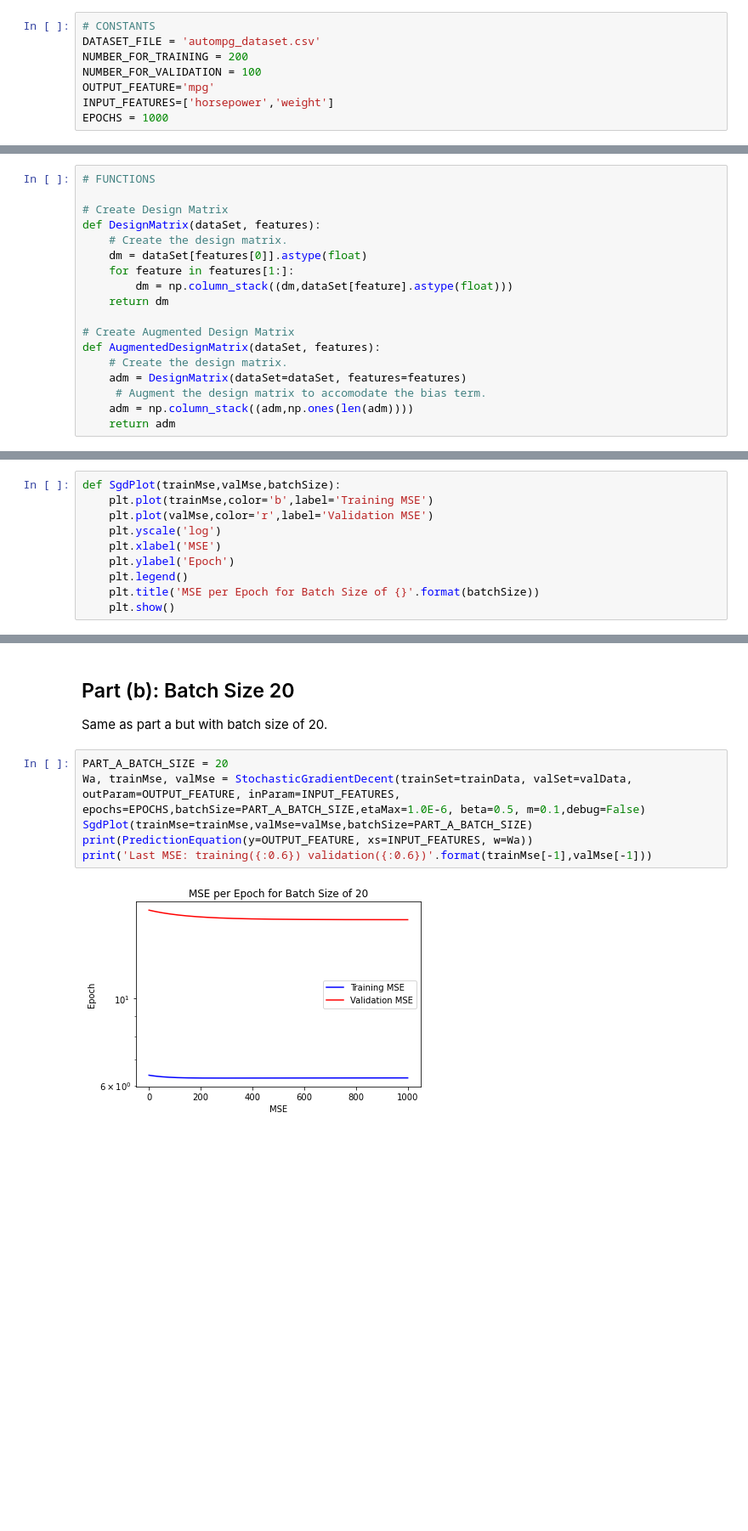
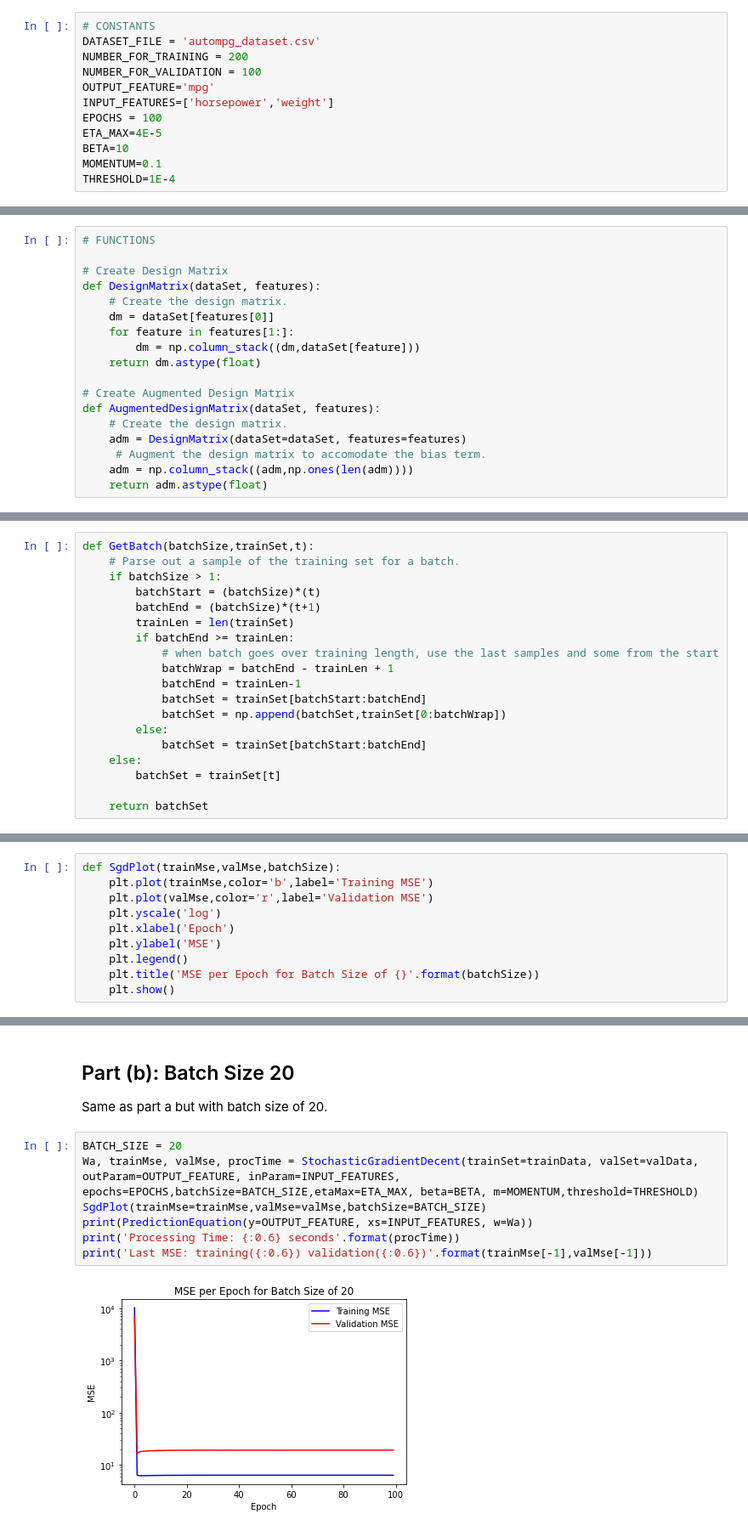
Before and after one commit to richardhemphill/ECE5268_MiniProject, a Jupyter notebook: MP1/src/Hemphill_MP1_P3.ipynb, the cells around one changed output, grey strips where cells are left out. Shown at 85% size. Cells and saved outputs as stored; diff of their text form; blank space fills up the shorter version.

Commit message:
processing time

```diff
--- a/MP1/src/Hemphill_MP1_P3.ipynb
+++ b/MP1/src/Hemphill_MP1_P3.ipynb
@@ -13,6 +13,10 @@ NUMBER_FOR_TRAINING = 200
 NUMBER_FOR_VALIDATION = 100
 OUTPUT_FEATURE='mpg'
 INPUT_FEATURES=['horsepower','weight']
-EPOCHS = 1000
+EPOCHS = 100
+ETA_MAX=4E-5
+BETA=10
+MOMENTUM=0.1
+THRESHOLD=1E-4
 # %%
 # LIBRARIES
@@ -26,10 +31,10 @@ import matplotlib.pyplot as plt     # surface plot
 # Create Design Matrix
 def DesignMatrix(dataSet, features):
     # Create the design matrix.
-    dm = dataSet[features[0]].astype(float)
+    dm = dataSet[features[0]]
     for feature in features[1:]:
-        dm = np.column_stack((dm,dataSet[feature].astype(float)))
-    return dm
+        dm = np.column_stack((dm,dataSet[feature]))
+    return dm.astype(float)
 
 # Create Augmented Design Matrix
 def AugmentedDesignMatrix(dataSet, features):
@@ -37,7 +42,7 @@ def AugmentedDesignMatrix(dataSet, features):
     adm = DesignMatrix(dataSet=dataSet, features=features)
      # Augment the design matrix to accomodate the bias term.
     adm = np.column_stack((adm,np.ones(len(adm))))
-    return adm
+    return adm.astype(float)
 # %%
 # Calculate Mean Squared Error
 def MSE(actual, predicted):
@@ -51,5 +56,24 @@ def PredictionEquation(y, xs, w):
         eq += '{}*{}'.format(wfmat(w[idx]), x)
     eq += wfmat(w[-1])
     return eq
+# %%
+def GetBatch(batchSize,trainSet,t):
+    # Parse out a sample of the training set for a batch.
+    if batchSize > 1:
+        batchStart = (batchSize)*(t)
+        batchEnd = (batchSize)*(t+1)
+        trainLen = len(trainSet)
+        if batchEnd >= trainLen:
+            # when batch goes over training length, use the last samples and some from the start
+            batchWrap = batchEnd - trainLen + 1
+            batchEnd = trainLen-1
+            batchSet = trainSet[batchStart:batchEnd]
+            batchSet = np.append(batchSet,trainSet[0:batchWrap])
+        else:
+            batchSet = trainSet[batchStart:batchEnd]
+    else:
+        batchSet = trainSet[t]
+
+    return batchSet
 # %%
 # Perform Stochastic Gradient Decent on a Training Set
@@ -143,8 +153,8 @@ def SgdPlot(trainMse,valMse,batchSize):
     plt.plot(trainMse,color='b',label='Training MSE')
     plt.plot(valMse,color='r',label='Validation MSE')
     plt.yscale('log')
-    plt.xlabel('MSE')
-    plt.ylabel('Epoch')
+    plt.xlabel('Epoch')
+    plt.ylabel('MSE')
     plt.legend()
     plt.title('MSE per Epoch for Batch Size of {}'.format(batchSize))
     plt.show()
@@ -178,10 +190,11 @@ The maximum eta (i.e. learning rate) must be set very low or else, the model wil
 ## Part (b): Batch Size 20
 Same as part a but with batch size of 20.
 # %%
-PART_A_BATCH_SIZE = 20
-Wa, trainMse, valMse = StochasticGradientDecent(trainSet=trainData, valSet=valData, outParam=OUTPUT_FEATURE, inParam=INPUT_FEATURES, epochs=EPOCHS,batchSize=PART_A_BATCH_SIZE,etaMax=1.0E-6, beta=0.5, m=0.1,debug=False)
-SgdPlot(trainMse=trainMse,valMse=valMse,batchSize=PART_A_BATCH_SIZE)
+BATCH_SIZE = 20
+Wa, trainMse, valMse, procTime = StochasticGradientDecent(trainSet=trainData, valSet=valData, outParam=OUTPUT_FEATURE, inParam=INPUT_FEATURES, epochs=EPOCHS,batchSize=BATCH_SIZE,etaMax=ETA_MAX, beta=BETA, m=MOMENTUM,threshold=THRESHOLD)
+SgdPlot(trainMse=trainMse,valMse=valMse,batchSize=BATCH_SIZE)
 print(PredictionEquation(y=OUTPUT_FEATURE, xs=INPUT_FEATURES, w=Wa))
+print('Processing Time: {:0.6} seconds'.format(procTime))
 print('Last MSE: training({:0.6}) validation({:0.6})'.format(trainMse[-1],valMse[-1]))
 # %% [output]
-[figure, old version]
+[figure, new version]
```
Also changed, not shown: parts of 8 cells of this notebook, 1 other file.
